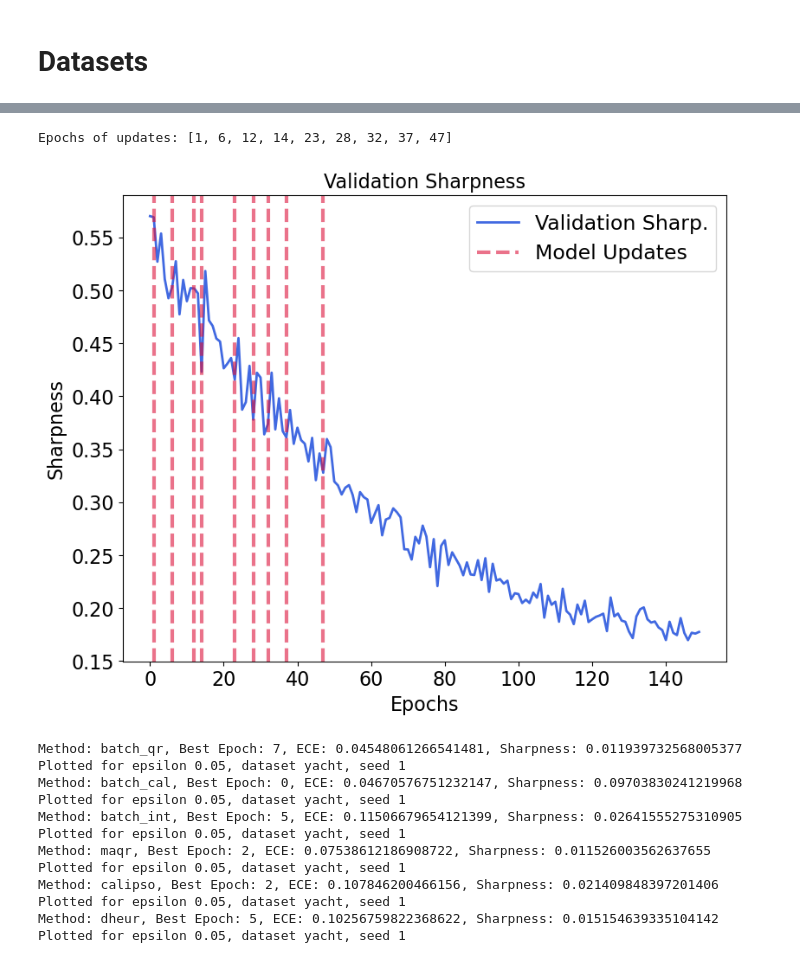
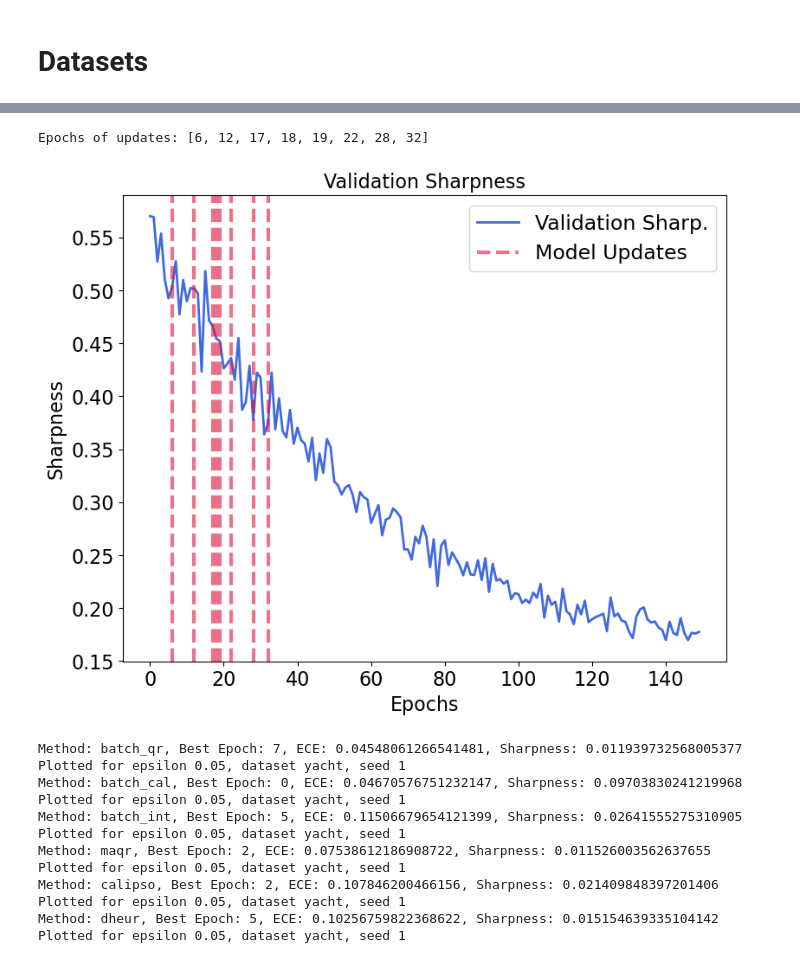
Before and after one commit to Zyxleo123/calibrated-quantile-uq, a Jupyter notebook: test.ipynb, the cells around one changed output, grey strips where cells are left out. Cells and saved outputs as stored; diff of their text form; code cells hidden in the pictures.

```diff
--- a/test.ipynb
+++ b/test.ipynb
@@ -220,7 +220,7 @@ data = load_pickle(cherry_picked_qr)
 other_baseline_pkls = glob(os.path.join(os.environ['SCRATCH'], 'results', 'lump', 'protein', 'nl-8_hs-256', '*_1.pkl'))
 other_baseline_pkls = [pkl for pkl in other_baseline_pkls if 'batch_qr' not in pkl]
 # %%
-epsilon = 0.03
+epsilon = 0.02
 epochs = data['epoch_controlled']
 va_ece_list = data['va_ece_list']
 va_sharp_list = data['va_sharp_list']
@@ -252,32 +252,31 @@ Epochs of updates: [1, 6, 12, 14, 23, 28, 32, 37, 47]
 # %%
-epsilon = 0.03
 epochs = data['epoch_controlled']
 va_ece_list = data['va_ece_list']
 va_sharp_list = data['va_sharp_list']
 epoch_of_updates = []
 # we update epoch when ece is smaller than epsilon, and sharpness is smaller than previous best
 best_sharp = float('inf')
 max_epoch = 150
 for epoch, (ece, sharp) in enumerate(zip(va_ece_list[:max_epoch], va_sharp_list[:max_epoch])):
     if ece < epsilon and sharp < best_sharp:
         epoch_of_updates.append(epoch)
         best_sharp = sharp
 print(f"Epochs of updates: {epoch_of_updates}")
 # plot the epoch vs ece curve, and mark the update epochs with dashed vertical lines. Also use horizontal line to mark epsilon
 plt.figure(figsize=(9, 7))
 plt.plot(va_sharp_list[:max_epoch], label='Validation Sharp.', linewidth=2, color='royalblue')
 for epoch in epoch_of_updates:
     plt.axvline(x=epoch, color='crimson', linestyle='--', label='Model Updates' if epoch == epoch_of_updates[0] else "", alpha=0.6, linewidth=3)
 plt.xticks(fontsize=16)
 plt.yticks(fontsize=16)
 plt.xlabel('Epochs', fontsize=16)
 plt.ylabel('Sharpness', fontsize=16)
 plt.title('Validation Sharpness', fontsize=16)
 plt.legend(fontsize=17, framealpha=0.8)
 plt.savefig('protein_model_update_sharpness.pdf')
 # %% [output]
-Epochs of updates: [1, 6, 12, 14, 23, 28, 32, 37, 47]
+Epochs of updates: [6, 12, 17, 18, 19, 22, 28, 32]
-[figure, old version]
+[figure, new version]
 # %%
 # pick the best model based on the largest ece smaller than epsilon with the smallest sharpness for every method
 # and scatter plot
```
Also changed, not shown: parts of 7 cells of this notebook, 2 other files.
